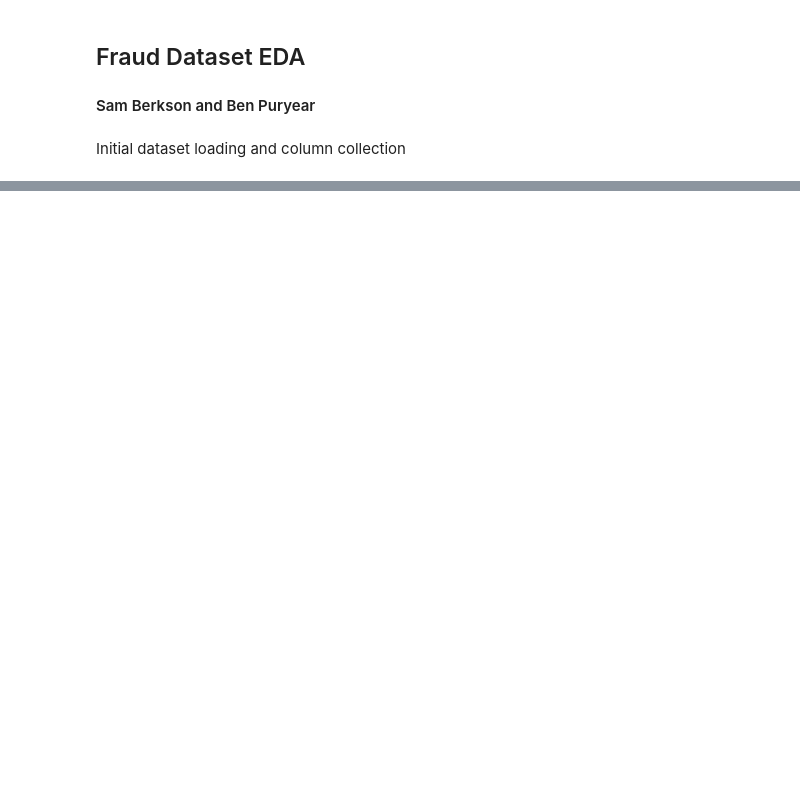
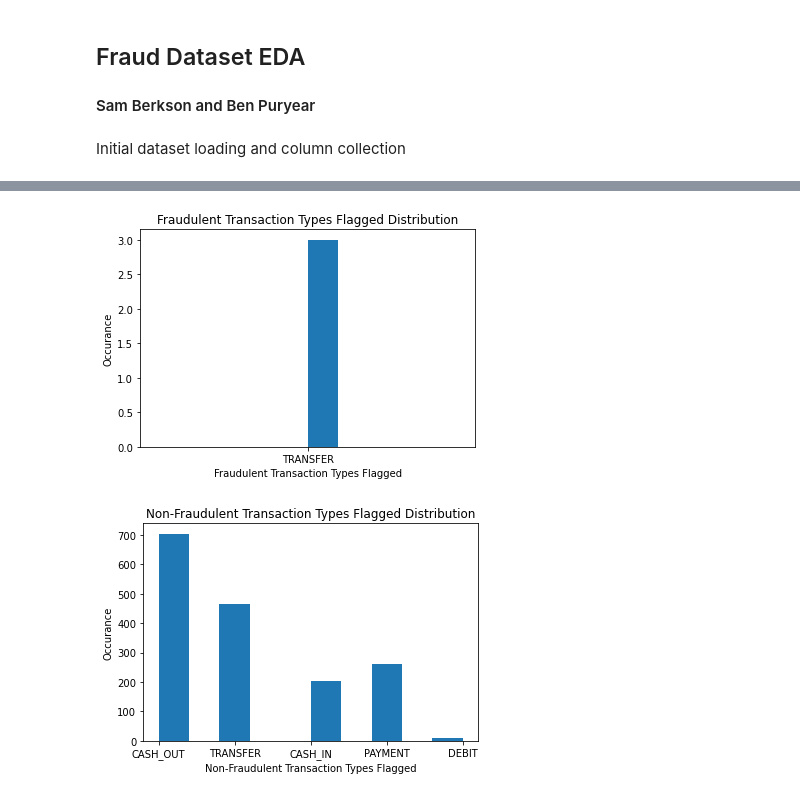
Before and after one commit to sberkson/FinancialFraudClassifier, a Jupyter notebook: EDA.ipynb, the cells around one changed output, grey strips where cells are left out. Cells and saved outputs as stored; diff of their text form; code cells hidden in the pictures; blank space fills up the shorter version.

```diff
--- a/EDA.ipynb
+++ b/EDA.ipynb
@@ -75,0 +89,15 @@ plot_utils.scatter_plot_helper(oldBalanceDest, newBalanceDest, "Old Balance vs N
+# %%
+# Group transaction types by whether they are flagged fraudulent or not
+fraudFlaggedTypes = []
+nonFraudFlaggedTypes = []
+for index, value in enumerate(type):
+    if isFlaggedFraud[index] == 1:
+        fraudFlaggedTypes.append(value)
+    else:
+        nonFraudFlaggedTypes.append(value)
+
+plot_utils.plot_histogram(fraudFlaggedTypes, "Fraudulent Transaction Types Flagged", "Fraudulent Transaction Types Flagged Distribution")
+plot_utils.plot_histogram(nonFraudFlaggedTypes, "Non-Fraudulent Transaction Types Flagged", "Non-Fraudulent Transaction Types Flagged Distribution")
+# %% [output]
+[figure, added]
+[figure, added]
```
Also changed, not shown: parts of 4 cells of this notebook.
